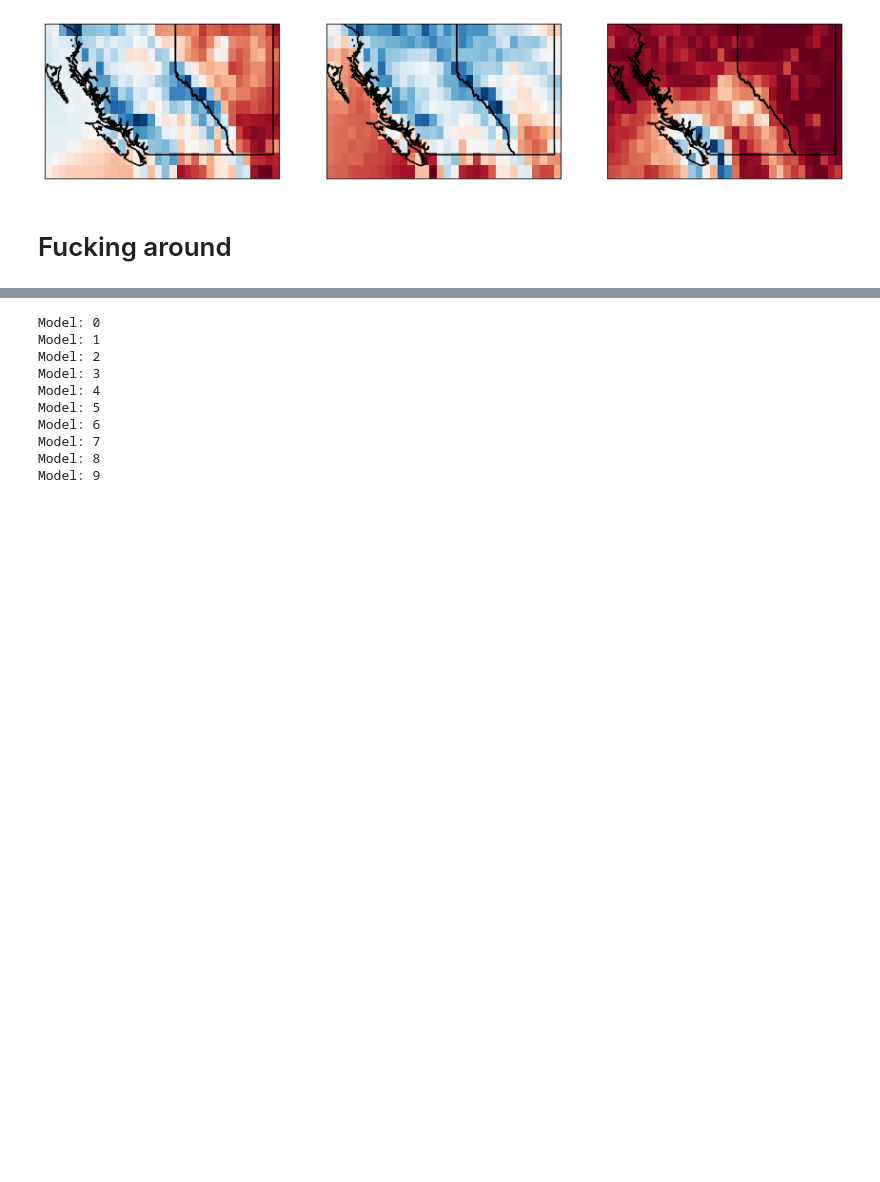
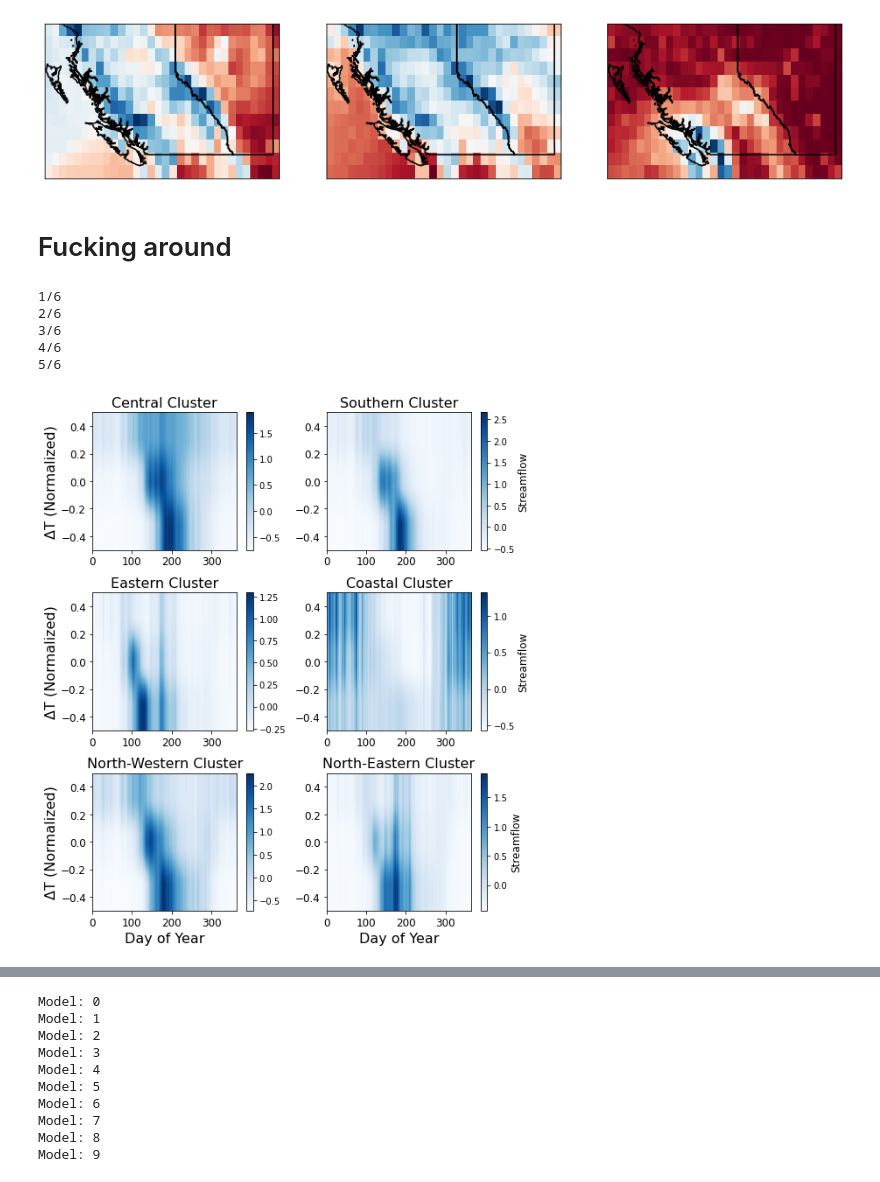
Before and after one commit to andersonsam/cnn_lstm_era, a Jupyter notebook: main_publish.ipynb, the cells around one changed output, grey strips where cells are left out. Saved outputs shown, nothing was run; the diff lists cells and outputs as text; code cells hidden in the pictures; blank space fills up the shorter version.

Commit message:
dT, dP cluster streamflow

```diff
--- a/main_publish.ipynb
+++ b/main_publish.ipynb
@@ -3127,3 +3127,83 @@ rgbs = np.array([
                  [86, 142, 163],
                  [104, 195, 212]
                  ]) / 255.
+# %%
+#warm/cold perturbations on all clusters
+
+dT = 0.2
+heat_increments = np.arange(0.5,-0.5-dT,-dT)
+
+y_test_warmcold_clusters = np.zeros((n_clusters_seasonal, len(heat_increments), 365))
+
+for cluster in range(n_clusters_seasonal):
+
+  inds = np.squeeze(np.argwhere(seasonal_clustering.labels_ == cluster))
+  y_test_warmcold = np.empty((len(heat_increments), Ntest, len(inds)))
+
+  for jj, heat_increment in enumerate(heat_increments):
+
+    print(str(jj+1) + '/' + str(len(heat_increments)))
+
+    x_test_warmcold = np.copy(x_test.numpy())
+    x_test_warmcold[:,:,:,:,:2] = x_test.numpy()[:,:,:,:,:2] + heat_increment
+    x_test_warmcold = tf.convert_to_tensor(x_test_warmcold)
+
+    y_test_warmcold_runs = np.empty((len(runs), Ntest, len(inds)))
+    for ii, run in enumerate(runs):
+      model = tf.keras.models.load_model(dir_all_models + '/model_fine_' + str(ii) + '_cluster_' + str(cluster) + '.h5')
+      y_test_warmcold_runs[ii,:,:] = model.predict(x_test_warmcold, batch_size = 64, verbose = 0)
+
+    y_test_warmcold[jj,:,:] = np.mean(y_test_warmcold_runs, axis = 0)
+
+    del x_test_warmcold, model
+
+  y_test_warmcold_cluster = np.mean(y_test_warmcold, axis = -1)
+
+  yy = np.zeros((len(heat_increments),365))
+  for kk in range(int(np.round(Ntest/365))):
+    yy += y_test_warmcold_cluster[:,kk*365:(kk+1)*365]
+  yy /= np.round(Ntest/365)
+
+  y_test_warmcold_clusters[cluster,:,:] = yy
+# %% [output]
+1/6
+2/6
+3/6
+4/6
+5/6
+# %%
+saveIt = 0
+saveEPS = 0
+
+extent = [0, 365, heat_increments[-1], heat_increments[0]]
+fs = 16
+
+nrows = 3
+ncols = 2
+
+fix, axes = plt.subplots(nrows = nrows, ncols = ncols, figsize = (4*ncols,3*nrows))
+
+for cluster, ax in enumerate(axes.flatten()):
+
+  im = ax.imshow(y_test_warmcold_clusters[cluster,:,:], aspect = 'auto', extent = extent, cmap = 'Blues')
+  cb = fig.colorbar(im, ax = ax)
+
+  if np.mod(cluster,2)==0: #if even, label y
+    ax.set_ylabel('\u0394T (Normalized)', fontsize = fs)
+  else: #if odd, label colorbar
+    cb.ax.set_ylabel('Streamflow', fontsize = fs-4)
+
+  if (cluster == 4) or (cluster == 5): #if bottom, label x
+    ax.set_xlabel('Day of Year', fontsize = fs)
+
+  ax.set_title(cluster_names[cluster] + ' Cluster', fontsize = fs)
+  ax.tick_params(labelsize = fs - 4)
+
+plt.tight_layout()
+
+if saveIt:
+  plt.savefig('warm_cold_perturb_clusters.png', dpi = 200, bbox_inches = 'tight')
+if saveEPS:
+  plt.savefig('warm_cold_perturb_clusters.eps', format = 'eps', bbox_inches='tight')
+# %% [output]
+[figure, added]
```
Also changed, not shown: parts of 5 cells of this notebook.
